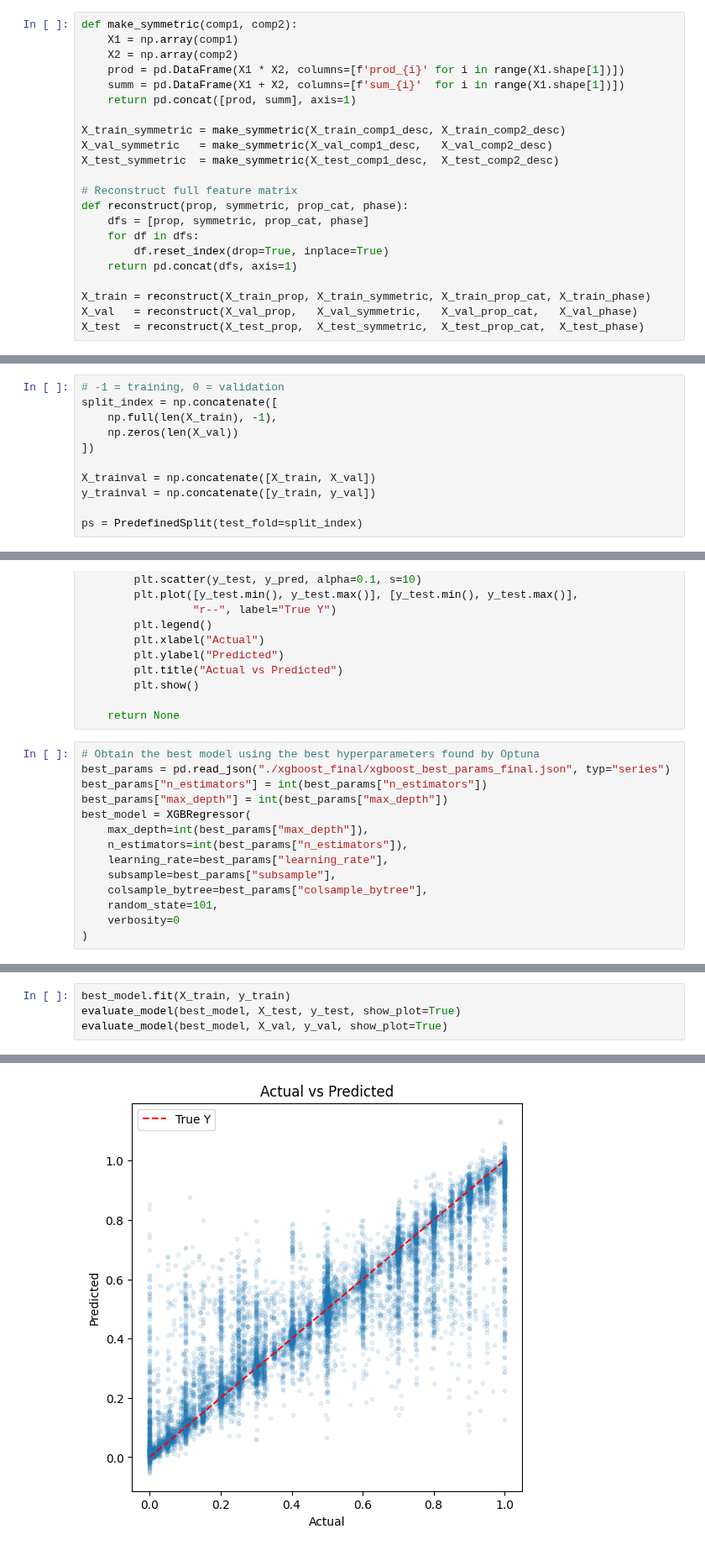
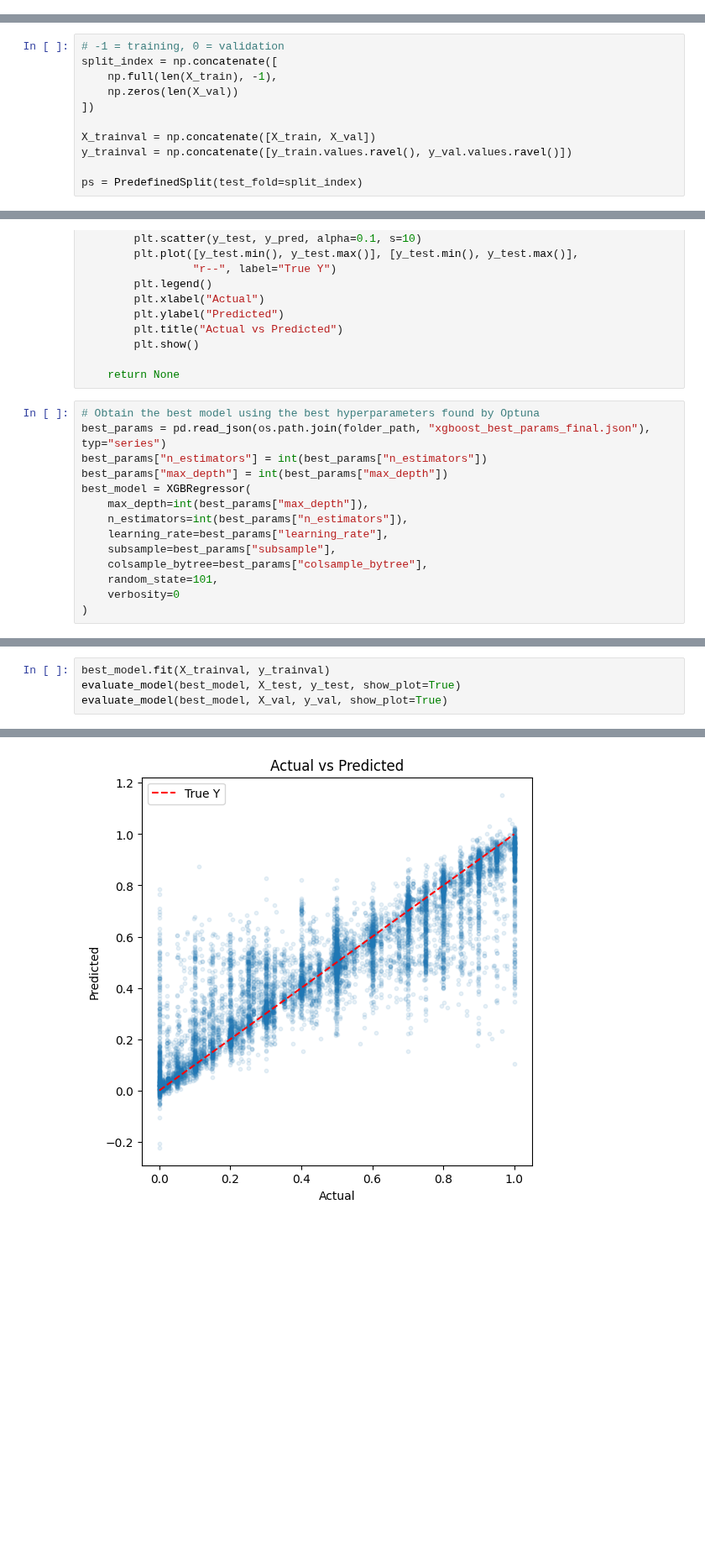
Before and after one commit to harryhk0507-ops/CHE1148-VLE-Project, a Jupyter notebook: XGBoost.ipynb, the cells around one changed output, grey strips where cells are left out. Shown at 84% size. Drawn from its saved outputs; the diff is of its cells as text; blank space fills up the shorter version.

```diff
--- a/XGBoost.ipynb
+++ b/XGBoost.ipynb
@@ -65,25 +117,3 @@ X_val_prop, X_val_comp1_desc, X_val_comp2_desc, X_val_prop_cat, X_val_phase = se
-# %%
-def make_symmetric(comp1, comp2):
-    X1 = np.array(comp1)
-    X2 = np.array(comp2)
-    prod = pd.DataFrame(X1 * X2, columns=[f'prod_{i}' for i in range(X1.shape[1])])
-    summ = pd.DataFrame(X1 + X2, columns=[f'sum_{i}'  for i in range(X1.shape[1])])
-    return pd.concat([prod, summ], axis=1)
-
-X_train_symmetric = make_symmetric(X_train_comp1_desc, X_train_comp2_desc)
-X_val_symmetric   = make_symmetric(X_val_comp1_desc,   X_val_comp2_desc)
-X_test_symmetric  = make_symmetric(X_test_comp1_desc,  X_test_comp2_desc)
-
-# Reconstruct full feature matrix
-def reconstruct(prop, symmetric, prop_cat, phase):
-    dfs = [prop, symmetric, prop_cat, phase]
-    for df in dfs:
-        df.reset_index(drop=True, inplace=True)
-    return pd.concat(dfs, axis=1)
-
-X_train = reconstruct(X_train_prop, X_train_symmetric, X_train_prop_cat, X_train_phase)
-X_val   = reconstruct(X_val_prop,   X_val_symmetric,   X_val_prop_cat,   X_val_phase)
-X_test  = reconstruct(X_test_prop,  X_test_symmetric,  X_test_prop_cat,  X_test_phase)
 # %% [markdown]
 ### 3. Hyperparameter Tuning ###
 # %%
@@ -94,7 +124,7 @@ split_index = np.concatenate([
 ])
 
 X_trainval = np.concatenate([X_train, X_val])
-y_trainval = np.concatenate([y_train, y_val])
+y_trainval = np.concatenate([y_train.values.ravel(), y_val.values.ravel()])
 
 ps = PredefinedSplit(test_fold=split_index)
 # %%
@@ -233,7 +268,7 @@ def evaluate_model(model,
     return None
 # %%
 # Obtain the best model using the best hyperparameters found by Optuna
-best_params = pd.read_json("./xgboost_final/xgboost_best_params_final.json", typ="series")
+best_params = pd.read_json(os.path.join(folder_path, "xgboost_best_params_final.json"), typ="series")
 best_params["n_estimators"] = int(best_params["n_estimators"])
 best_params["max_depth"] = int(best_params["max_depth"])
 best_model = XGBRegressor(
@@ -256,6 +291,6 @@ colsample_bytree      0.995719
 dtype: float64
 # %%
-best_model.fit(X_train, y_train)
+best_model.fit(X_trainval, y_trainval)
 evaluate_model(best_model, X_test, y_test, show_plot=True)
 evaluate_model(best_model, X_val, y_val, show_plot=True)
 # %% [output]
@@ -266 +301 @@ Kendall's τ  = 0.7579, Std: 0.0037 (95% CI: 0.7506–0.7651)
-[figure, old version]
+[figure, new version]
```
Also changed, not shown: parts of 9 cells of this notebook, 7 other files.
